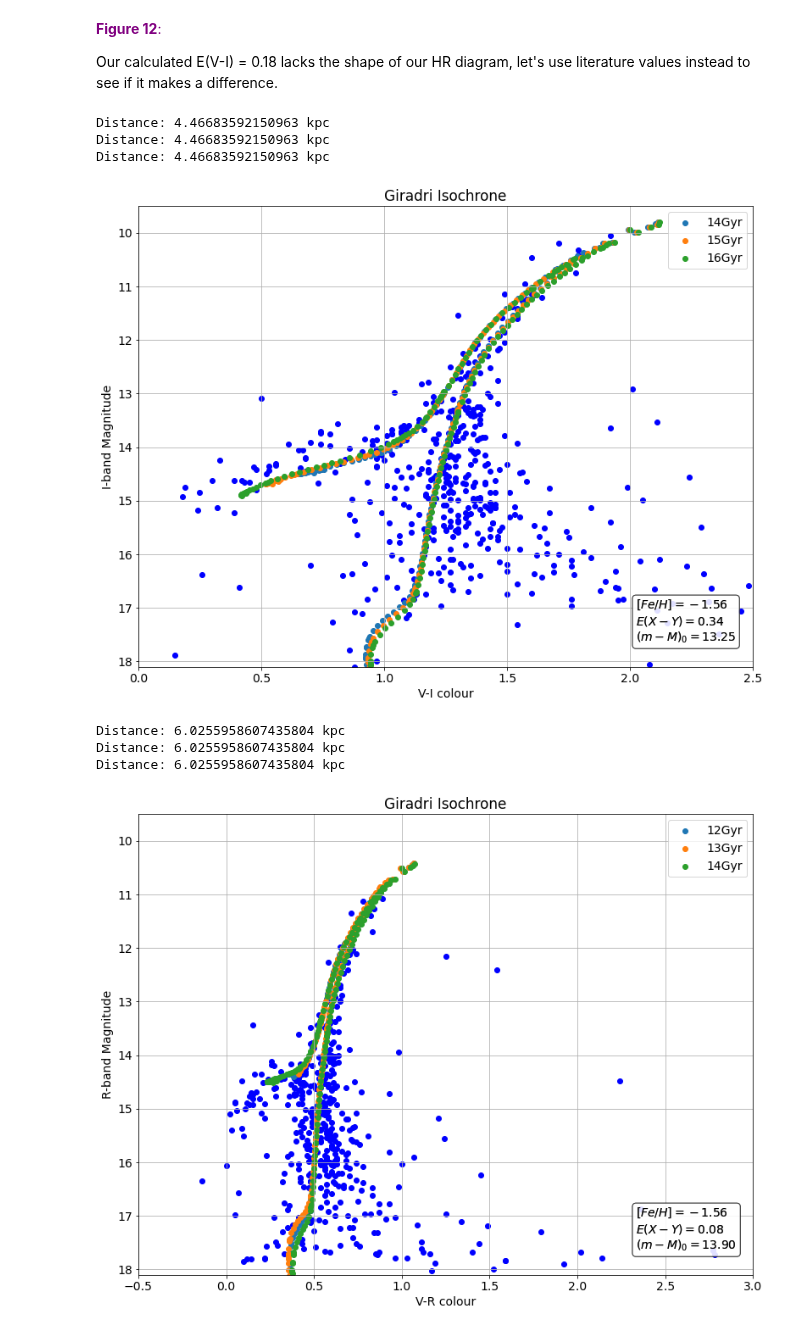
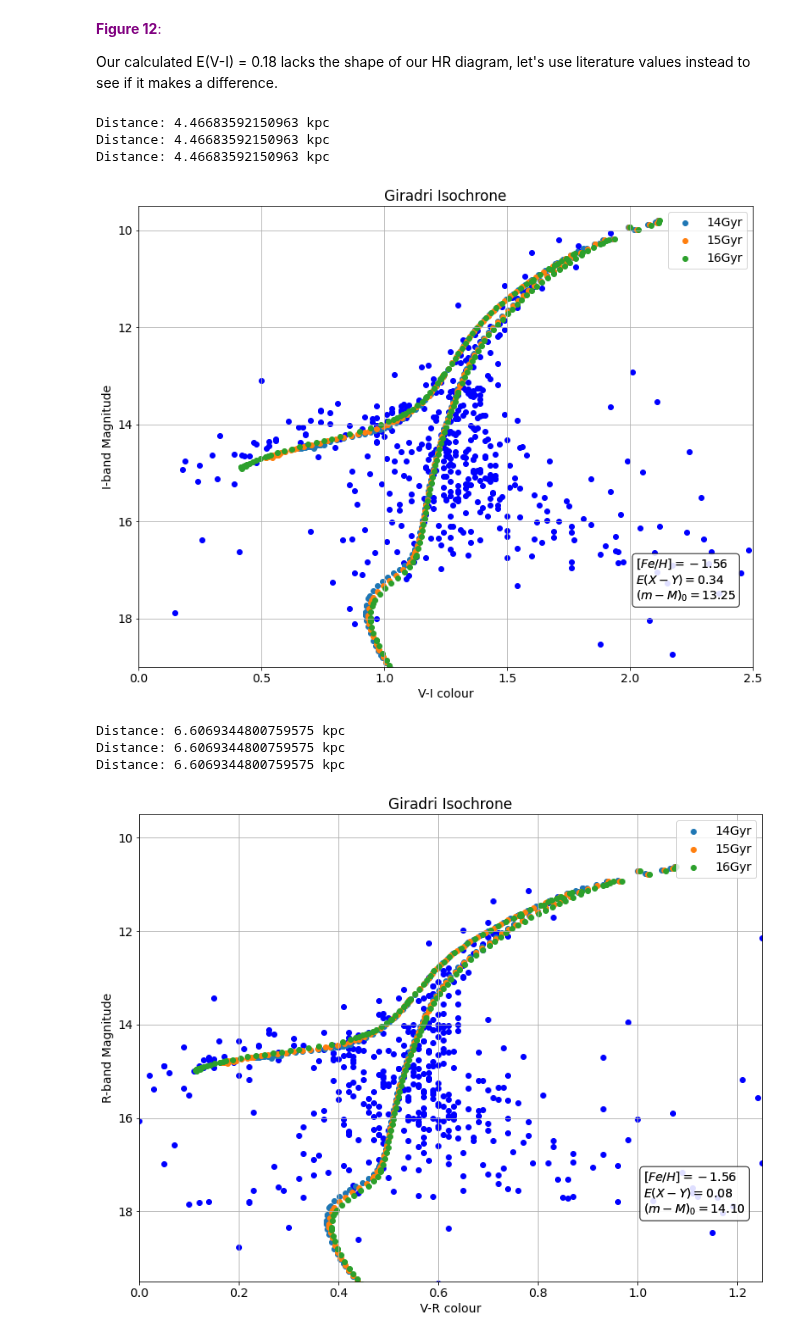
Before and after one commit to evgenyneu/asp3231_project, a Jupyter notebook: code/080_science/science_age_and_distance.ipynb, the cells around one changed output. Drawn from its saved outputs; the diff is of its cells as text; code cells hidden in the pictures.

```diff
--- a/code/080_science/science_age_and_distance.ipynb
+++ b/code/080_science/science_age_and_distance.ipynb
@@ -661,7 +662,7 @@ Distance: 6.6069344800759575 kpc
 Our calculated E(V-I) = 0.18 lacks the shape of our HR diagram, let's use literature values instead to see if it makes a difference.
 # %%
 # Layden et al.
-plot(V,I,"V","I",0, 2.5, 18.1, 9.5)
+plot(V,I,"V","I",0, 2.5, 19, 9.5)
 #true_mod('10Gyr.txt', 'girardi isochrones/-1.56', 13.25, '10Gyr', 0, 3, '', '', '')
 #true_mod('11Gyr.txt', 'girardi isochrones/-1.56', 13.25, '11Gyr', 0, 3, '', '', '')
 #true_mod('12Gyr.txt', 'girardi isochrones/-1.56', 13.25, '12Gyr', 0, 3, '', '', '',0.34)
@@ -673,17 +674,19 @@ true_mod('16Gyr.txt', 'girardi isochrones/-1.56', 13.25, '16Gyr', 0, 3, 'V', 'I'
 Distance: 4.46683592150963 kpc
 Distance: 4.46683592150963 kpc
 Distance: 4.46683592150963 kpc
-[figure, old version]
+[figure, new version]
 # %%
 # E(V-R) = 0.08 --> calculated from table 1
-plot(V,R,"V","R",-0.5, 3, 18.1, 9.5)
-true_mod('12Gyr.txt', 'girardi isochrones/-1.56', 13.9, '12Gyr', 0, 2, '', '', '', 0.08)
-true_mod('13Gyr.txt', 'girardi isochrones/-1.56', 13.9, '13Gyr', 0, 2, '', '', '', 0.08)
-true_mod('14Gyr.txt', 'girardi isochrones/-1.56', 13.9, '14Gyr', 0, 2, 'V', 'R', 'Calculated', 0.08)
+plot(V,R,"V","R",0, 1.25, 19.5, 9.5)
+#true_mod('12Gyr.txt', 'girardi isochrones/-1.56', 14.1, '12Gyr', 0, 2, '', '', '', 0.08)
+#true_mod('13Gyr.txt', 'girardi isochrones/-1.56', 14.1, '13Gyr', 0, 2, '', '', '', 0.08)
+true_mod('14Gyr.txt', 'girardi isochrones/-1.56', 14.1, '14Gyr', 0, 2, 'V', 'R', 'Calculated', 0.08)
+true_mod('15Gyr.txt', 'girardi isochrones/-1.56', 14.1, '15Gyr', 0, 2, 'V', 'R', 'Calculated', 0.08)
+true_mod('16Gyr.txt', 'girardi isochrones/-1.56', 14.1, '16Gyr', 0, 2, 'V', 'R', 'Calculated', 0.08)
 # %% [output]
-Distance: 6.0255958607435804 kpc
-Distance: 6.0255958607435804 kpc
-Distance: 6.0255958607435804 kpc
+Distance: 6.6069344800759575 kpc
+Distance: 6.6069344800759575 kpc
+Distance: 6.6069344800759575 kpc
-[figure, old version]
+[figure, new version]
 # %%
 # E(B-R) = 0.24  --> calculated from table 1
```
Also changed, not shown: parts of 6 cells of this notebook, 11 other files.
